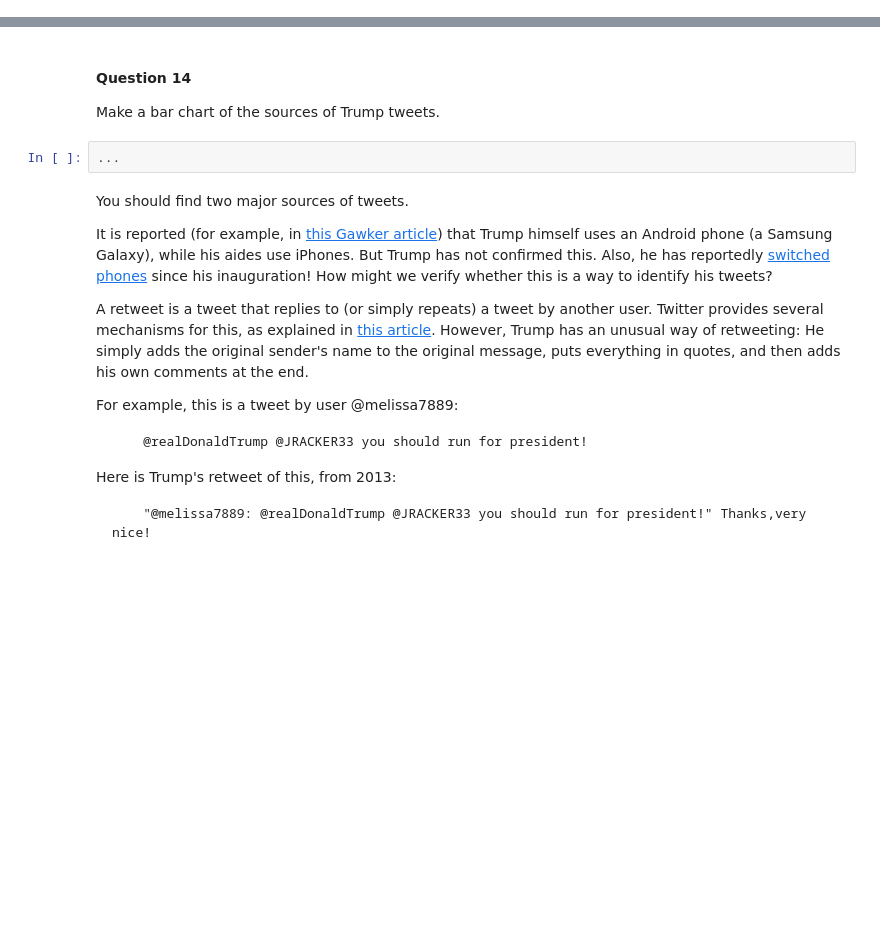
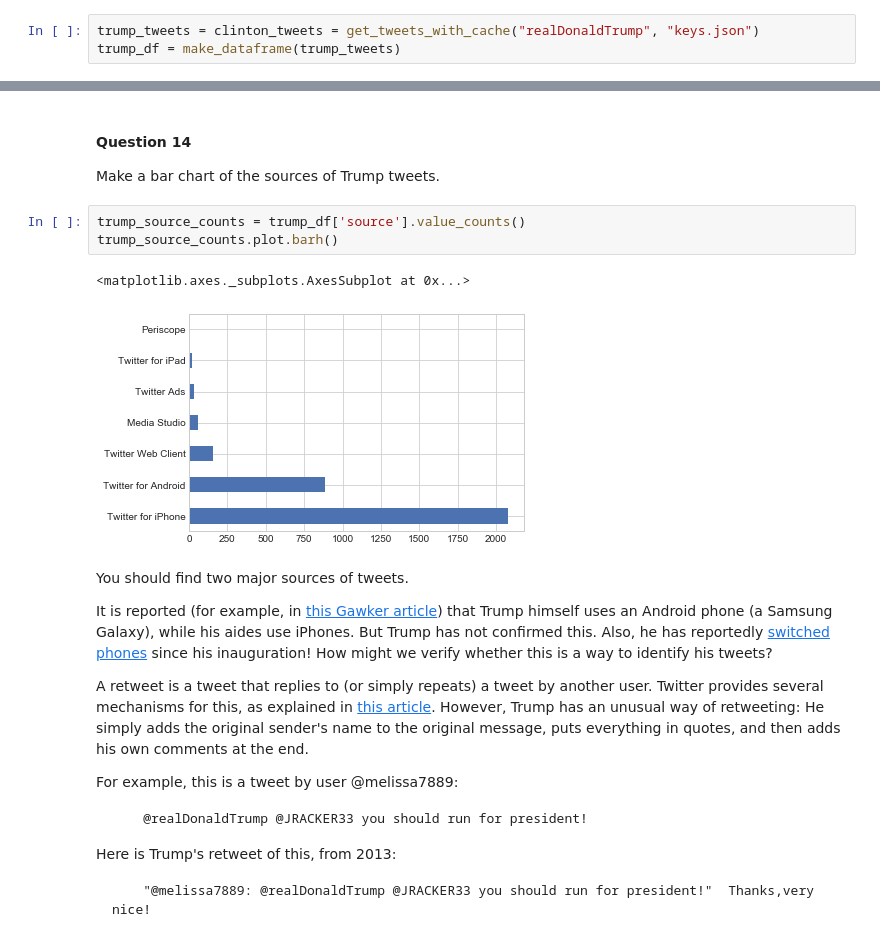
Before and after one commit to iewaij/introDataScience, a Jupyter notebook: material/homework/DS 100/hw2/hw2.ipynb, the cells around one changed output, grey strips where cells are left out. Cells and saved outputs as stored; diff of their text form; blank space fills up the shorter version.

```diff
--- a/material/homework/DS 100/hw2/hw2.ipynb
+++ b/material/homework/DS 100/hw2/hw2.ipynb
@@ -573,2 +607,5 @@ trump_df = ...
+# %%
+trump_tweets = clinton_tweets = get_tweets_with_cache("realDonaldTrump", "keys.json")
+trump_df = make_dataframe(trump_tweets)
 # %%
 trump_df.head()
@@ -575,8 +619,12 @@ trump_df.head()
 # %% [markdown]
 #### Question 14
 Make a bar chart of the sources of Trump tweets.
-# %%
-...
+# %%
+trump_source_counts = trump_df['source'].value_counts()
+trump_source_counts.plot.barh()
+# %% [output]
+<matplotlib.axes._subplots.AxesSubplot at 0x...>
+[figure, added]
 # %% [markdown]
 You should find two major sources of tweets.
 
```
Also changed, not shown: parts of 31 cells of this notebook, 6 other files.
